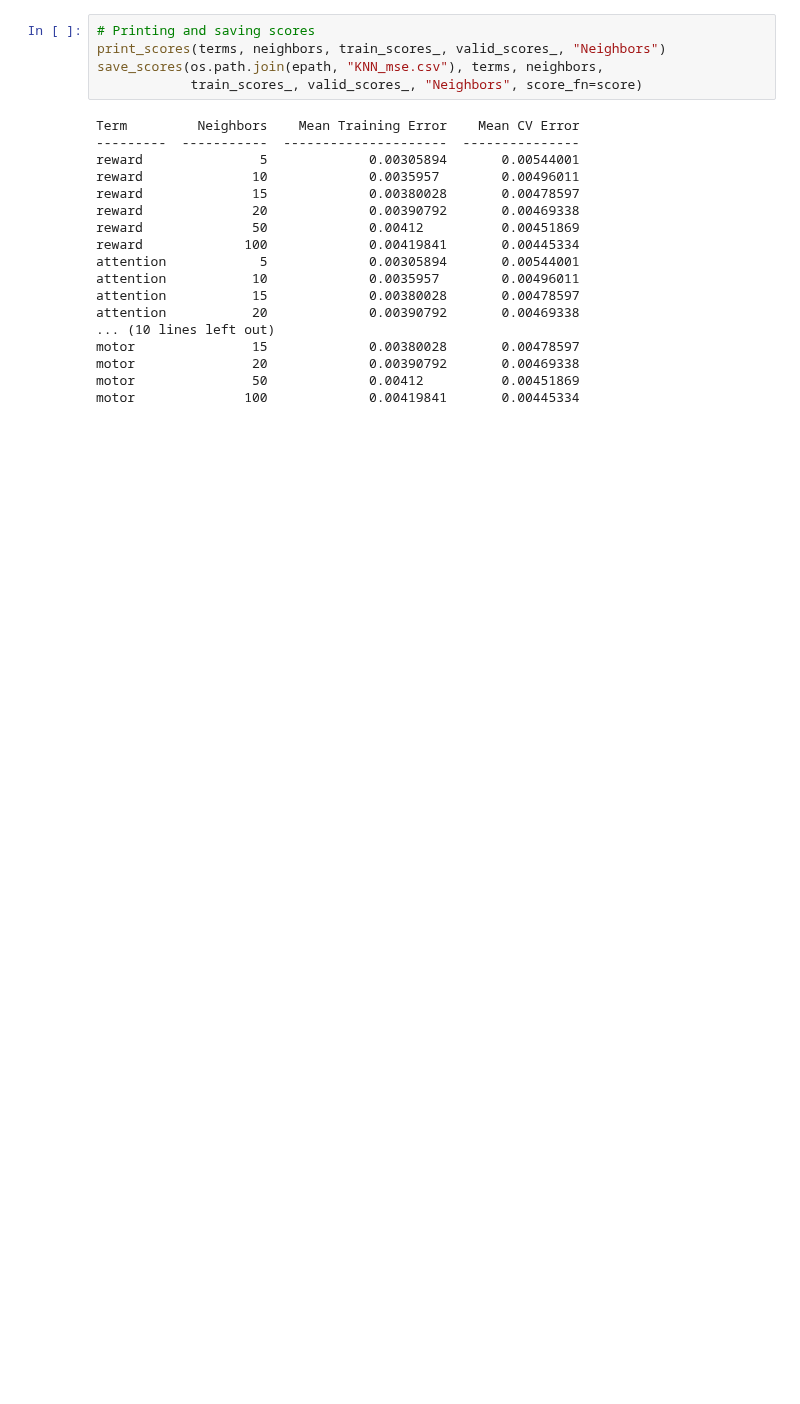
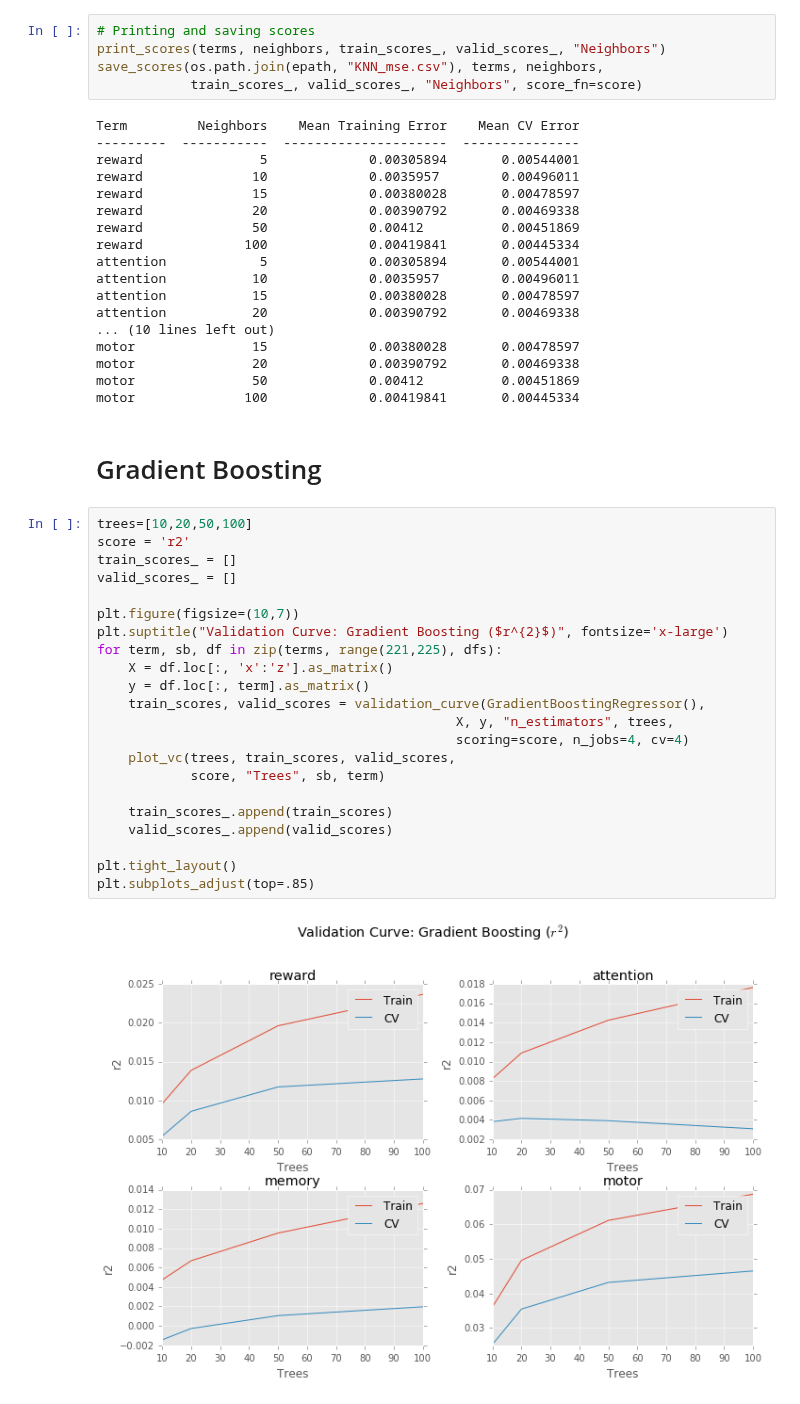
Before and after one commit to voytekresearch/nsaba, a Jupyter notebook: notebooks/testing/Estimation.ipynb, the cells around one changed output. Saved outputs shown, nothing was run; the diff lists cells and outputs as text; blank space fills up the shorter version.

```diff
--- a/notebooks/testing/Estimation.ipynb
+++ b/notebooks/testing/Estimation.ipynb
@@ -412,3 +412,29 @@ motor               15             0.00380028       0.00478597
 motor               20             0.00390792       0.00469338
 motor               50             0.00412          0.00451869
 motor              100             0.00419841       0.00445334
+# %% [markdown]
+# Gradient Boosting
+# %%
+trees=[10,20,50,100]
+score = 'r2'
+train_scores_ = []
+valid_scores_ = []
+
+plt.figure(figsize=(10,7))
+plt.suptitle("Validation Curve: Gradient Boosting ($r^{2}$)", fontsize='x-large')
+for term, sb, df in zip(terms, range(221,225), dfs):
+    X = df.loc[:, 'x':'z'].as_matrix()
+    y = df.loc[:, term].as_matrix()
+    train_scores, valid_scores = validation_curve(GradientBoostingRegressor(),
+                                              X, y, "n_estimators", trees,
+                                              scoring=score, n_jobs=4, cv=4)
+    plot_vc(trees, train_scores, valid_scores,
+            score, "Trees", sb, term)
+
+    train_scores_.append(train_scores)
+    valid_scores_.append(valid_scores)
+
+plt.tight_layout()
+plt.subplots_adjust(top=.85)
+# %% [output]
+[figure, added]
```
Also changed, not shown: parts of 7 cells of this notebook, 5 other files.
